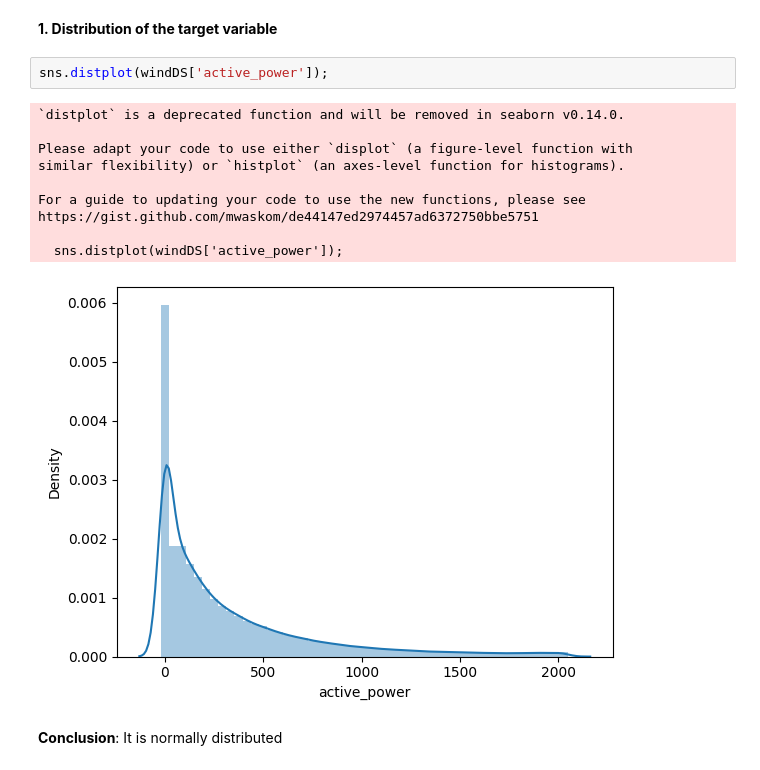
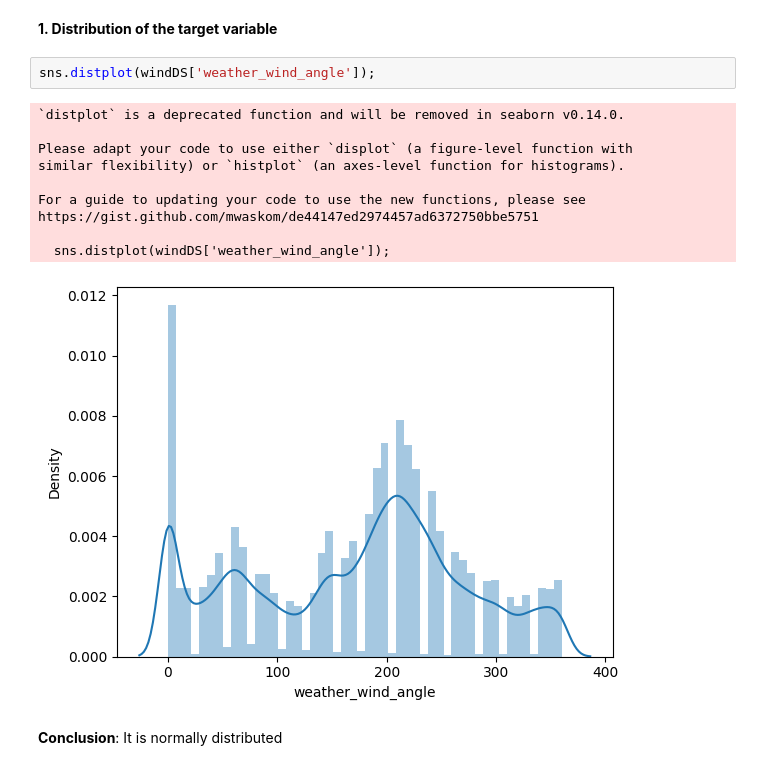
Before and after one commit to tusarrpatel/Collab, a Jupyter notebook: MultipleRegression.ipynb, the cells around one changed output. Drawn from its saved outputs; the diff is of its cells as text.

```diff
--- a/MultipleRegression.ipynb
+++ b/MultipleRegression.ipynb
@@ -60,18 +83,18 @@ False
 # %% [markdown]
 **1. Distribution of the target variable**
 # %%
-sns.distplot(windDS['active_power']);
+sns.distplot(windDS['weather_wind_angle']);
 # %% [output]
 `distplot` is a deprecated function and will be removed in seaborn v0.14.0.
 
 Please adapt your code to use either `displot` (a figure-level function with
 similar flexibility) or `histplot` (an axes-level function for histograms).
 
 For a guide to updating your code to use the new functions, please see
 https://gist.github.com/mwaskom/de44147ed2974457ad6372750bbe5751
 
-  sns.distplot(windDS['active_power']);
+  sns.distplot(windDS['weather_wind_angle']);
-[figure, old version]
+[figure, new version]
 # %% [markdown]
 **Conclusion**: It is normally distributed
 # %% [markdown]
```
Also changed, not shown: parts of 16 cells of this notebook.
